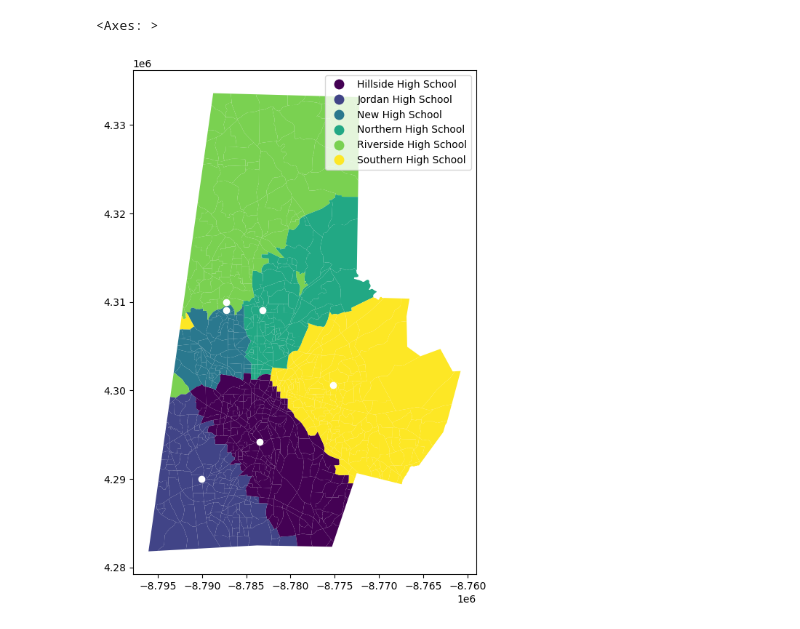
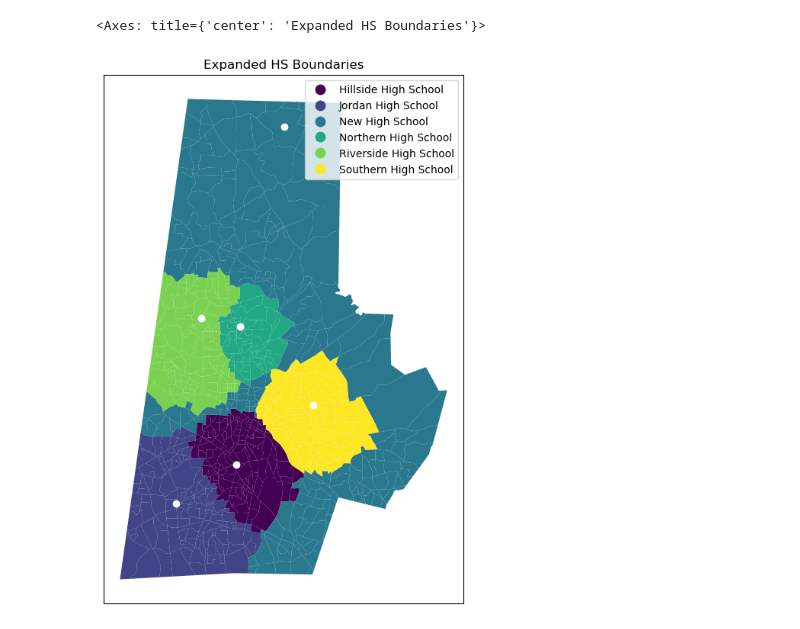
Before and after one commit to olublin/DPS-Planning, a Jupyter notebook: heuristic_model.ipynb, the cells around one changed output. Cells and saved outputs as stored; diff of their text form; code cells hidden in the pictures.

```diff
--- a/heuristic_model.ipynb
+++ b/heuristic_model.ipynb
@@ -4,7 +4,7 @@ import geopandas as gpd
 import numpy as np
 import matplotlib.pyplot as plt
 # %%
-hs_2028_geo = gpd.read_file(r'C:\\Users\\olubl\\OneDrive\\College\\Data+\\DPS-Planning\\pu_with_proj.geojson').to_crs(epsg=3857)
+hs_2028_geo = gpd.read_file(r'C:\\Users\\olubl\\OneDrive\\College\\Data+\\DPS-Planning\\GIS_files\\pu_with_proj_SPLIT.geojson').to_crs(epsg=3857)
 hs_2028_geo.head(2)
 # %% [output]
 |  | pu_2324_84 | student_gen | basez | final_proj | geometry |
@@ -80,13 +83,18 @@ score_candidate(candidate)
 # %%
 fig,ax = plt.subplots(figsize = (7,9))
 
 hs_2028_geo.plot(
     column='assign',
     ax = ax,
     cmap = 'viridis',
     legend = True
 )
+
+ax.set_xticks([])
+ax.set_yticks([])
+
+plt.title('Expanded HS Boundaries')
 dps_base_hs.plot(ax=plt.gca(), color = 'white')
 # %% [output]
-<Axes: >
+<Axes: title={'center': 'Expanded HS Boundaries'}>
-[figure, old version]
+[figure, new version]
```
Also changed, not shown: parts of 9 cells of this notebook.
